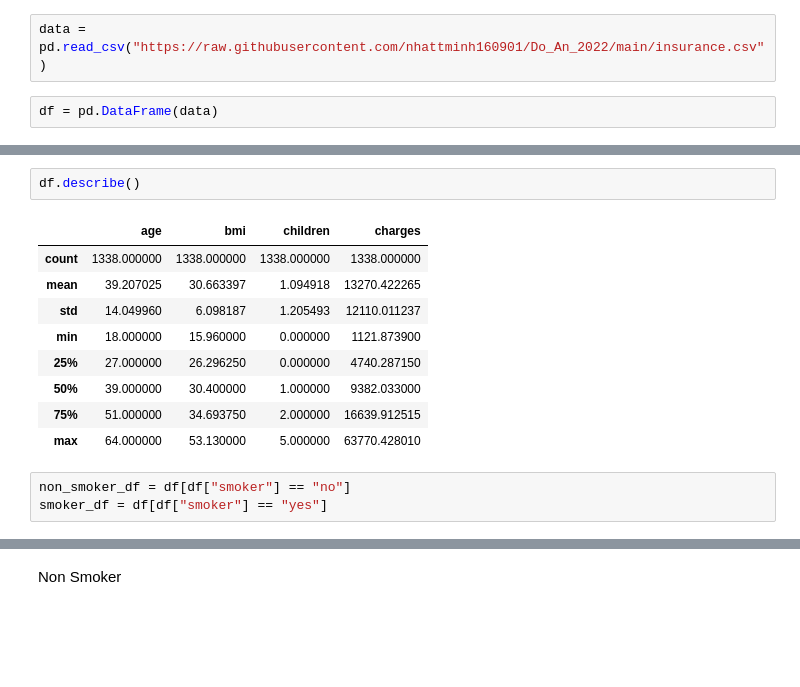
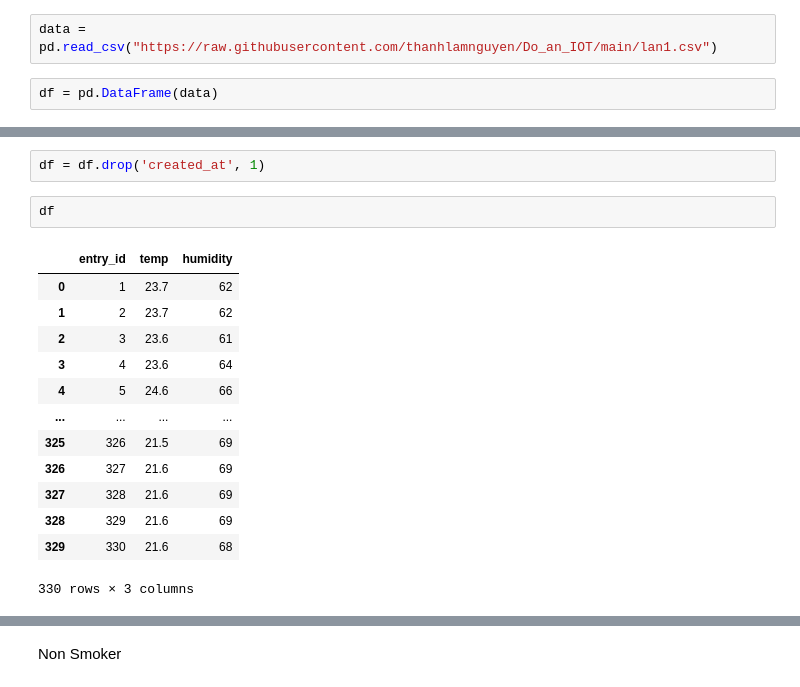
Before and after one commit to thanhlamnguyen/Do_an_IOT, a Jupyter notebook: Do_an_IOT.ipynb, the cells around one changed output, grey strips where cells are left out. Cells and saved outputs as stored; diff of their text form; blank space fills up the shorter version.

```diff
--- a/Do_an_IOT.ipynb
+++ b/Do_an_IOT.ipynb
@@ -8,5 +31,5 @@ import seaborn as sns
 # %%
-data = pd.read_csv("https://raw.githubusercontent.com/nhattminh160901/Do_An_2022/main/insurance.csv")
+data = pd.read_csv("https://raw.githubusercontent.com/thanhlamnguyen/Do_an_IOT/main/lan1.csv")
 # %%
 df = pd.DataFrame(data)
 # %%
@@ -49,15 +85,18 @@ df.info
+# %%
+df = df.drop('created_at', 1)
 # %%
-df.describe()
+df
 # %% [output]
-|  | age | bmi | children | charges |
-| count | 1338.000000 | 1338.000000 | 1338.000000 | 1338.000000 |
-| mean | 39.207025 | 30.663397 | 1.094918 | 13270.422265 |
-| std | 14.049960 | 6.098187 | 1.205493 | 12110.011237 |
-| min | 18.000000 | 15.960000 | 0.000000 | 1121.873900 |
-| 25% | 27.000000 | 26.296250 | 0.000000 | 4740.287150 |
-| 50% | 39.000000 | 30.400000 | 1.000000 | 9382.033000 |
-| 75% | 51.000000 | 34.693750 | 2.000000 | 16639.912515 |
-| max | 64.000000 | 53.130000 | 5.000000 | 63770.428010 |
+|  | entry_id | temp | humidity |
+| 0 | 1 | 23.7 | 62 |
+| 1 | 2 | 23.7 | 62 |
+| 2 | 3 | 23.6 | 61 |
+| 3 | 4 | 23.6 | 64 |
+| 4 | 5 | 24.6 | 66 |
+| ... | ... | ... | ... |
+| 325 | 326 | 21.5 | 69 |
+| 326 | 327 | 21.6 | 69 |
+| 327 | 328 | 21.6 | 69 |
+| 328 | 329 | 21.6 | 69 |
+| 329 | 330 | 21.6 | 68 |
+330 rows × 3 columns
-# %%
-non_smoker_df = df[df["smoker"] == "no"]
-smoker_df = df[df["smoker"] == "yes"]
```
Also changed, not shown: parts of 9 cells of this notebook.
